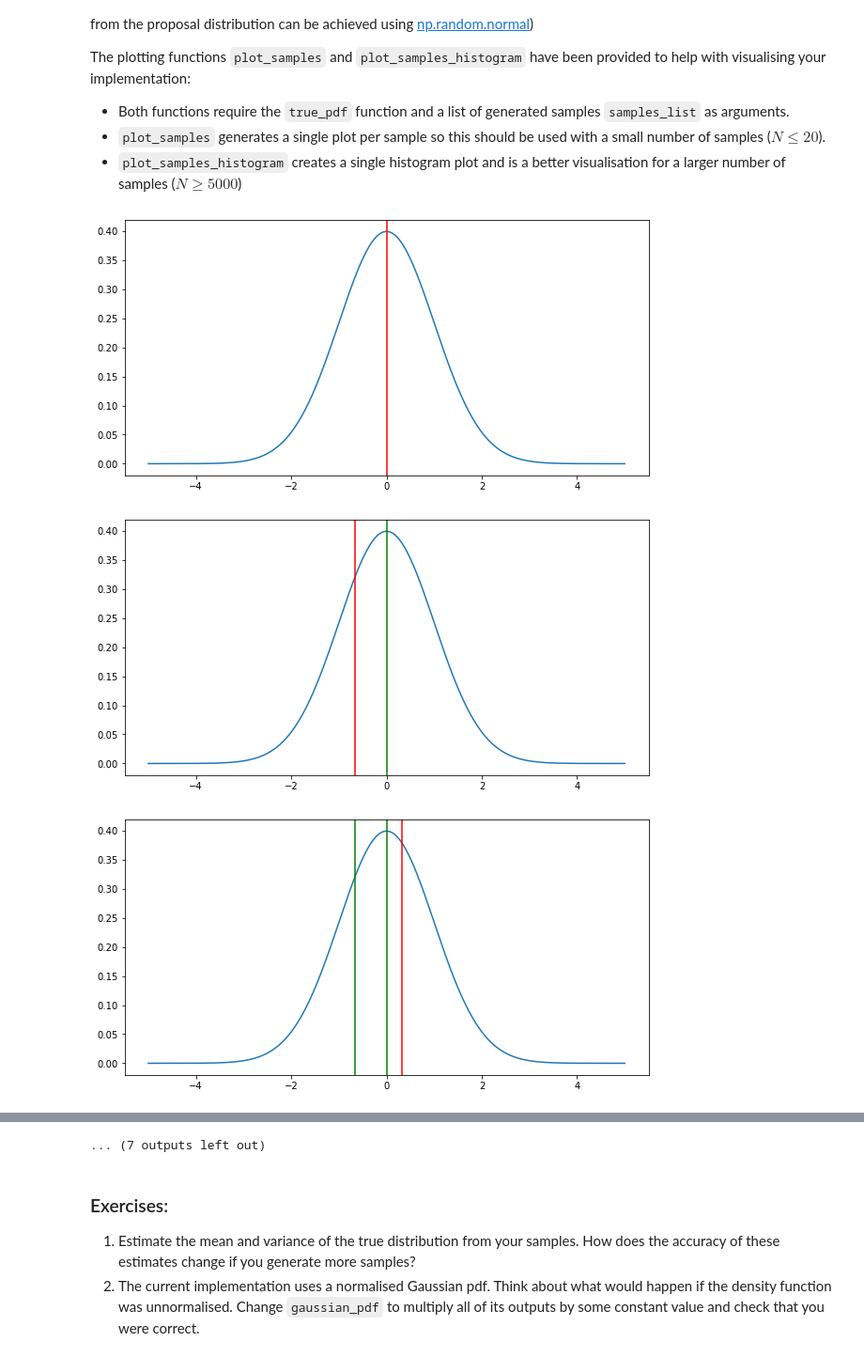
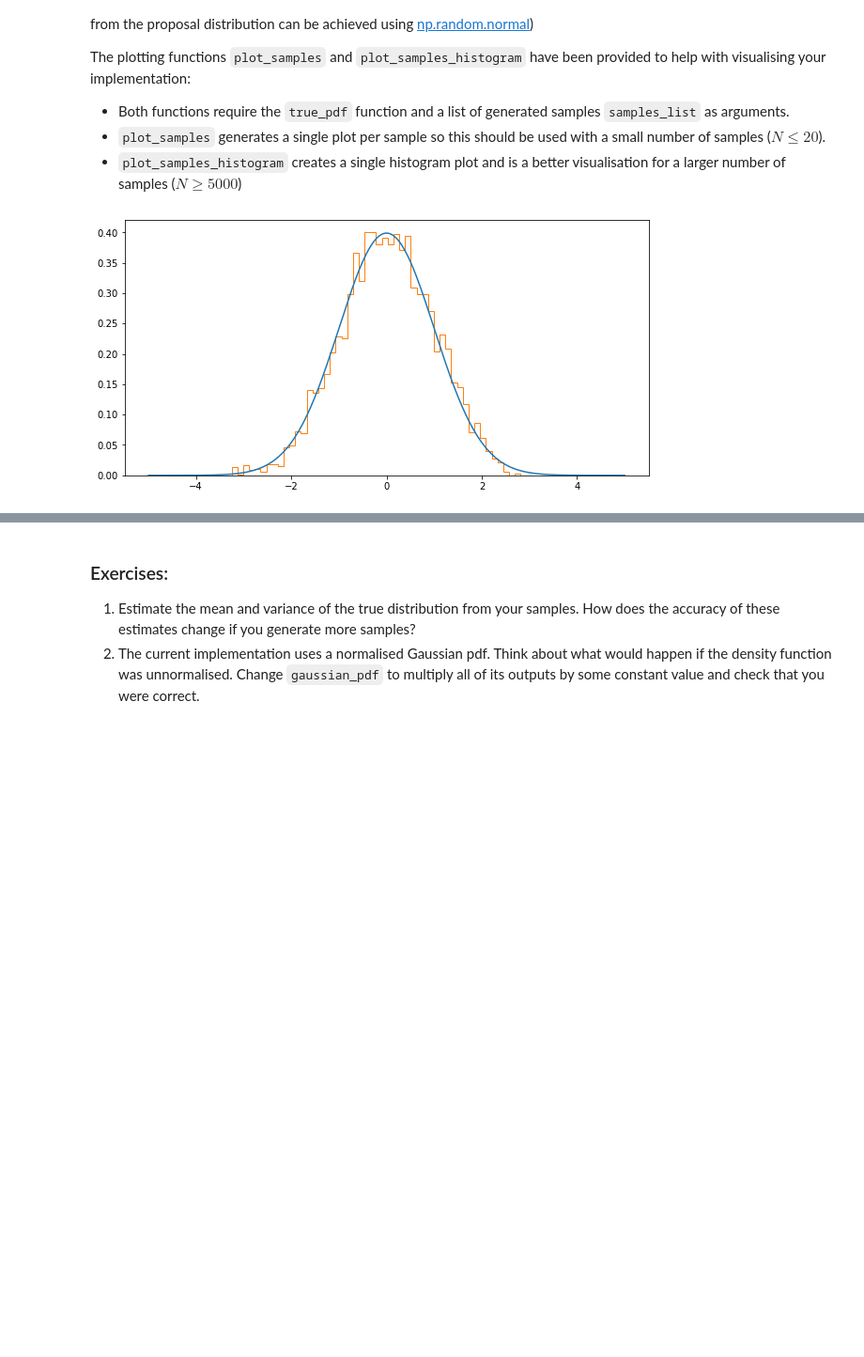
Before and after one commit to JonathanMarriott/lab_sheets_public, a Jupyter notebook: lab3/lab3-Bayesian_Networks_MCMC_PyMC3.ipynb, the cells around one changed output, grey strips where cells are left out. Shown at 94% size. Cells and saved outputs as stored; diff of their text form; code cells hidden in the pictures; blank space fills up the shorter version.

```diff
--- a/lab3/lab3-Bayesian_Networks_MCMC_PyMC3.ipynb
+++ b/lab3/lab3-Bayesian_Networks_MCMC_PyMC3.ipynb
@@ -185,22 +185,20 @@ def plot_samples_histogram(true_pdf, samples_list):
 # %%
 # write your code here
 z1=0
 var = 0.25
 def accept(zt,zt_plus1):
     p_tilda = gaussian_pdf(zt, var**0.5)
-    return np.min([1,gaussian_pdf(zt, var**0.5)(zt_plus1)/p_tilda(zt)])
+    return np.min([1,true_pdf(zt_plus1)/true_pdf(zt)])
 
 def metStep(zt):
     zt_plus1 = np.random.normal(zt,var**0.5)
-    return zt_plus1 if accept(zt,zt_plus1) else zt
+    return zt_plus1 if np.random.rand() <=accept(zt,zt_plus1) else zt
 
 samples = [z1]
-for i in range(1,20):
+for i in range(1,5000):
     samples.append(metStep(samples[i-1]))
 #print(samples)
 
-plot_samples(gaussian_pdf(0,1),samples)
+plot_samples_histogram(gaussian_pdf(0,1),samples)
 # %% [output]
-[figure, old version]
+[figure, new version]
-[figure, removed]
-[figure, removed]
@@ -216,4 +205,3 @@ plot_samples(gaussian_pdf(0,1),samples)
-... (7 outputs left out)
 # %% [markdown]
 ### Exercises:
 1. Estimate the mean and variance of the true distribution from your samples. How does the accuracy of these estimates change if you generate more samples?
```
Also changed, not shown: parts of 5 cells of this notebook.
